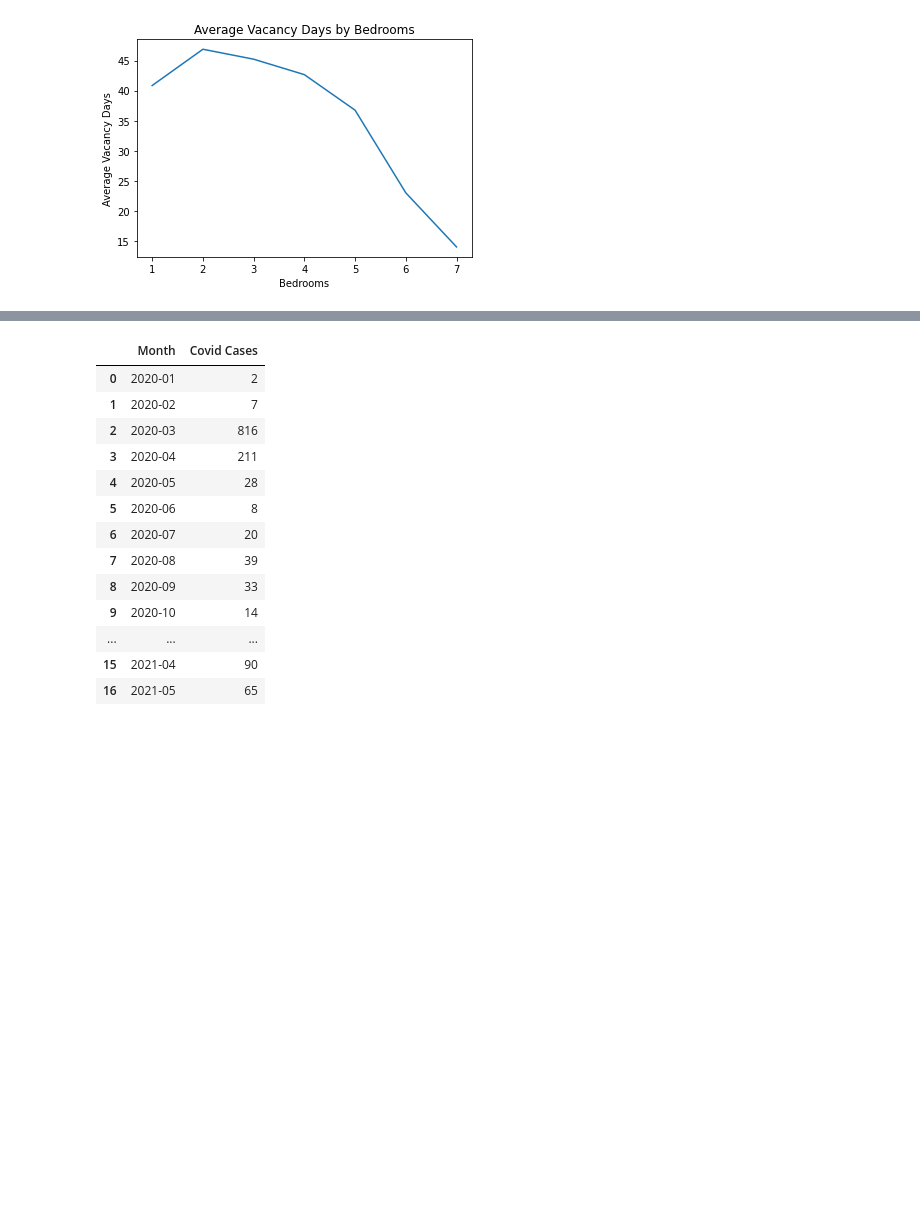
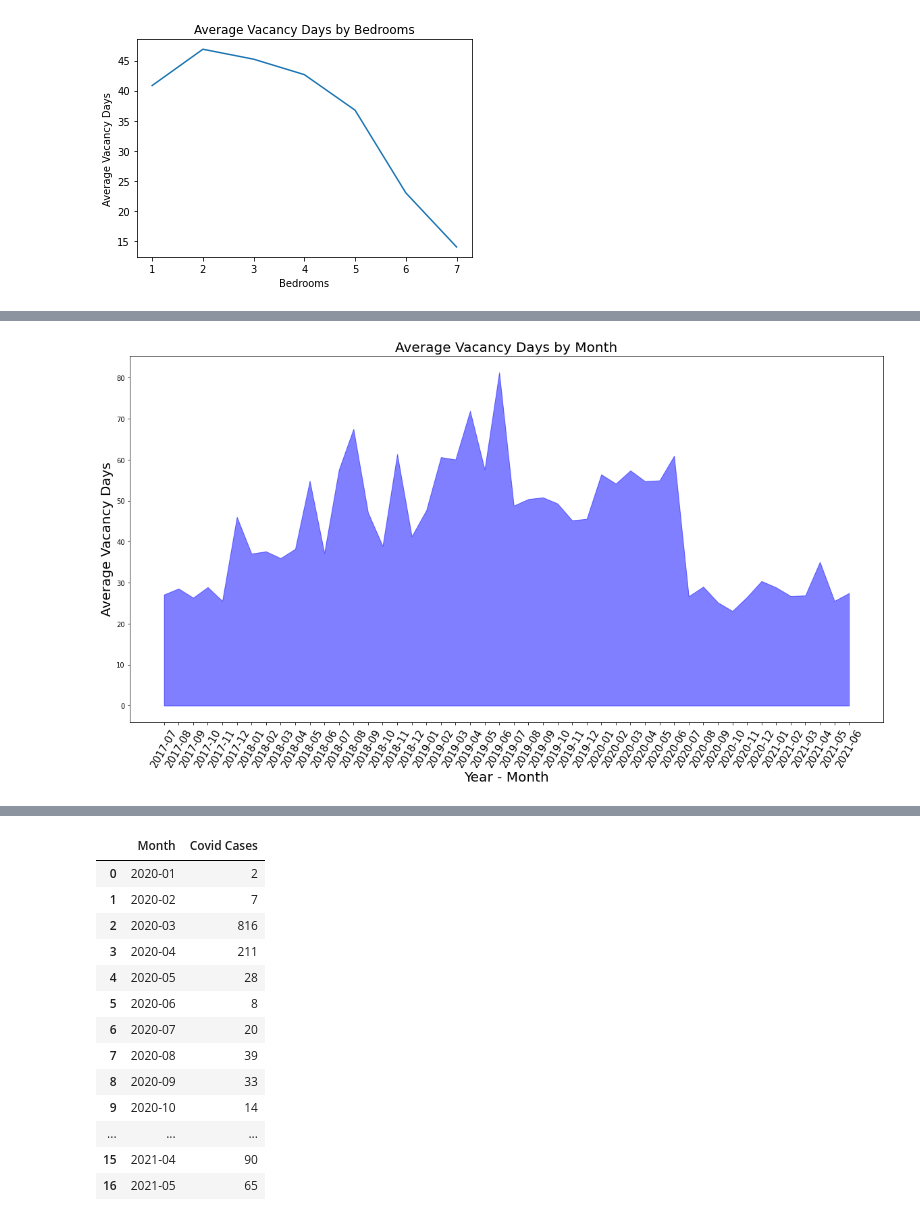
Before and after one commit to Anguyensfg/project-1, a Jupyter notebook: Analysis.ipynb, the cells around one changed output, grey strips where cells are left out. Saved outputs shown, nothing was run; the diff lists cells and outputs as text; code cells hidden in the pictures; blank space fills up the shorter version.

```diff
--- a/Analysis.ipynb
+++ b/Analysis.ipynb
@@ -229,3 +213,14 @@ new_rooms_groupby.head(10)
+# %%
+#Plotting
+plt.figure(figsize=(20,10))
+plt.fill_between(months_groupby['Month'], months_groupby['Average VAC'], color='blue', alpha=0.5)
+plt.xlabel('Year - Month', fontsize=20)
+plt.ylabel('Average Vacancy Days', fontsize=20)
+plt.title('Average Vacancy Days by Month', fontsize=20)
+plt.xticks(rotation=60, fontsize=15)
+plt.show()
+# %% [output]
+[figure, added]
 # %%
 #Read Covid csv
 covid_df = pd.read_csv('raw_data\opendata_qld_covidcase_loc.csv')
```
Also changed, not shown: parts of 16 cells of this notebook, 2 other files.
